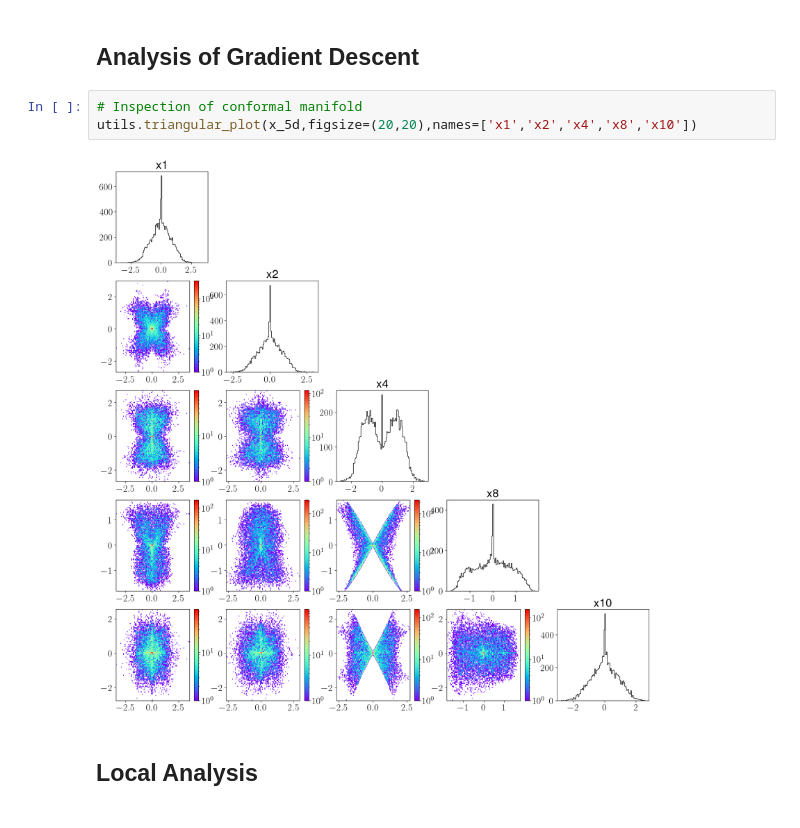
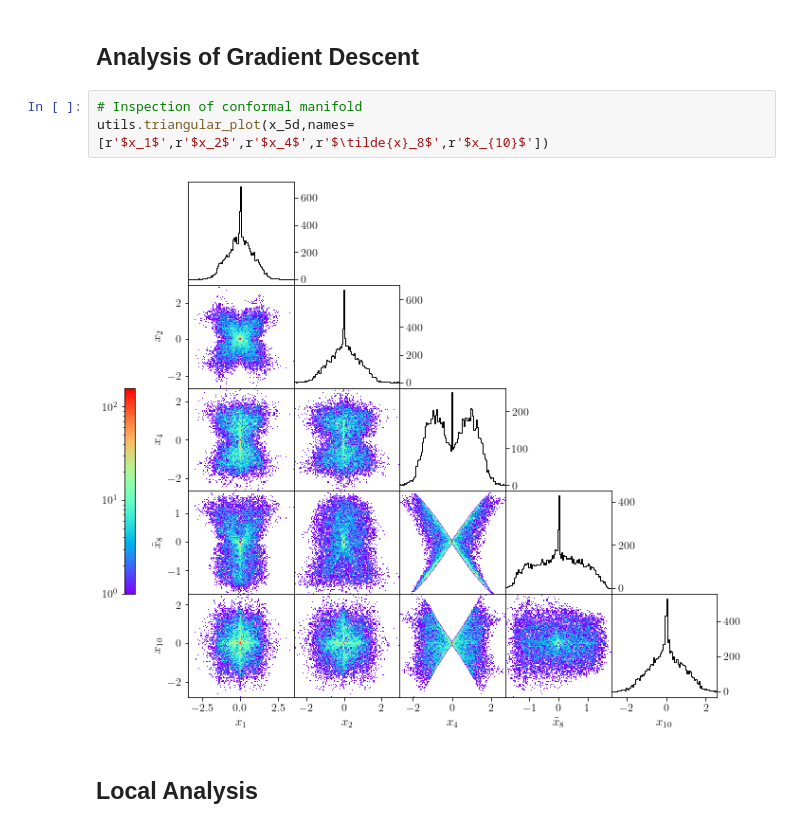
Before and after one commit to BastD/ASMC-SymReg-3dSugra, a Jupyter notebook: supergravity_analysis.ipynb, the cells around one changed output. Saved outputs shown, nothing was run; the diff lists cells and outputs as text.

```diff
--- a/supergravity_analysis.ipynb
+++ b/supergravity_analysis.ipynb
@@ -28,11 +33,11 @@ plt.rcParams.update({
 x_5d = np.load('Points_5d.npy')
 # %% [markdown]
 ## Analysis of Gradient Descent
-# %%
-# Inspection of conformal manifold
-utils.triangular_plot(x_5d,figsize=(20,20),names=['x1','x2','x4','x8','x10'])
-# %% [output]
-[figure, removed]
+# %%
+# Inspection of conformal manifold
+utils.triangular_plot(x_5d,names=[r'$x_1$',r'$x_2$',r'$x_4$',r'$\tilde{x}_8$',r'$x_{10}$'])
+# %% [output]
+[figure, added]
 # %% [markdown]
 ## Local Analysis
 # %%
```
Also changed, not shown: parts of 7 cells of this notebook, 2 other files.
